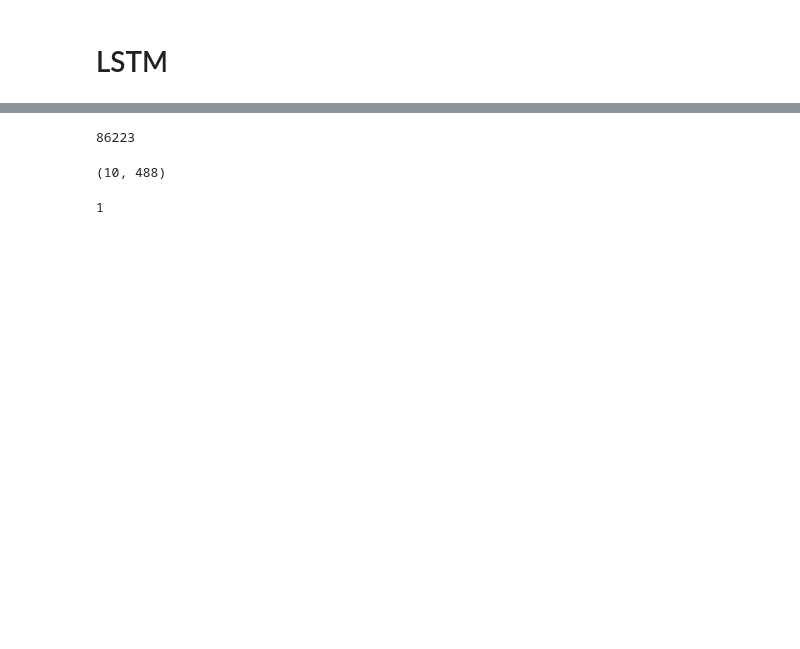
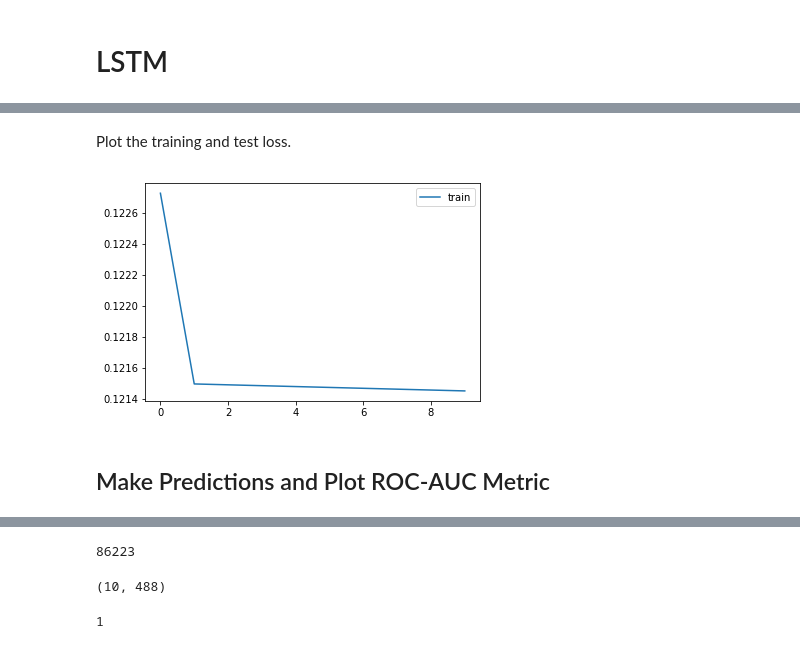
Before and after one commit to sofwerx/TORGI, a Jupyter notebook: analysis/Anomaly Detection with SignalAnalysis and LSTM.ipynb, the cells around one changed output, grey strips where cells are left out. Cells and saved outputs as stored; diff of their text form; code cells hidden in the pictures; blank space fills up the shorter version.

```diff
--- a/analysis/Anomaly Detection with SignalAnalysis and LSTM.ipynb
+++ b/analysis/Anomaly Detection with SignalAnalysis and LSTM.ipynb
@@ -530,0 +1995,17 @@ fd.close()
+# %%
+# Build the model
+model = Sequential()
+# %%
+# I arbitrarily picked the output dimensions as 20
+model.add(LSTM(20,
+               input_shape=(time_series_length, input_dim)))
+
+# model.add(TimeDistributed(Dense(1)))
+# The max output value is > 1 so relu is used as final activation.
+# model.add(Dense(output_dim, activation='relu'))
+model.add(Dense(output_dim, activation='sigmoid'))
+
+model.compile(loss='mean_squared_error',
+              optimizer='sgd',
+              metrics=['accuracy'])
+# model.compile(loss='mae', optimizer='adam')
@@ -530,0 +2016,6 @@ fd.close()
+# %%
+batch_size = params["batch_size"]
+# subtract 100 to account for bad records that were discarded
+steps_per_epoch = int(np.floor((5000 - 100) / batch_size))
+validation_steps = int(np.floor((1000 - 100) / batch_size))
+steps_per_epoch, validation_steps
@@ -530,0 +2024,9 @@ fd.close()
+# %%
+history = model.fit_generator(generator = dg,
+                    validation_data = dg_validation,
+                    validation_steps = validation_steps,
+                    steps_per_epoch = steps_per_epoch,
+                    epochs=10,
+                    verbose=1,
+                    workers=1,
+                    use_multiprocessing=False)
@@ -530,0 +2044,12 @@ fd.close()
+# %% [markdown]
+Plot the training and test loss.
+# %%
+# plot history
+plt.plot(history.history['loss'], label='train')
+# plt.plot(history.history['val_loss'], label='test')
+plt.legend()
+plt.show()
+# %% [output]
+[figure, added]
+# %% [markdown]
+## Make Predictions and Plot ROC-AUC Metric
```
Also changed, not shown: parts of 362 cells of this notebook.
